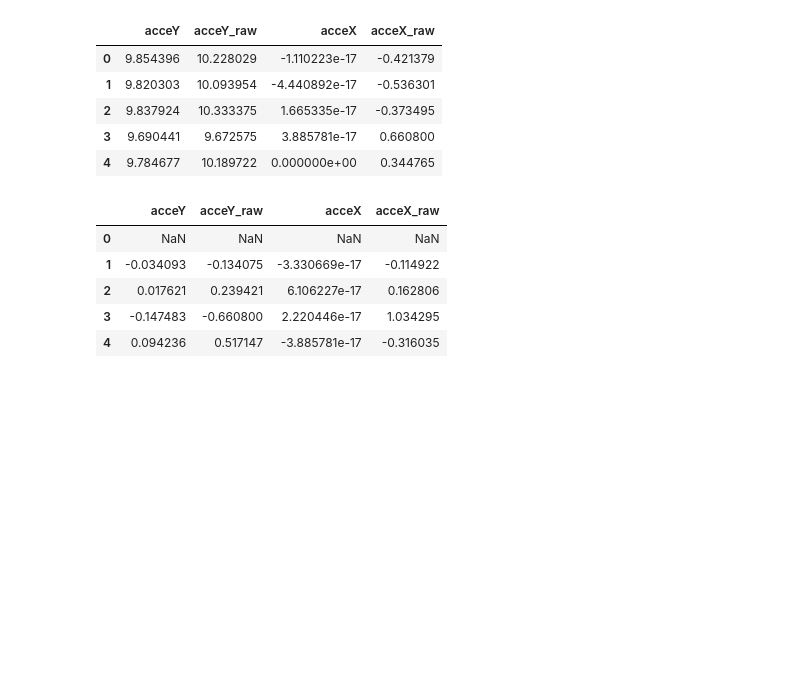
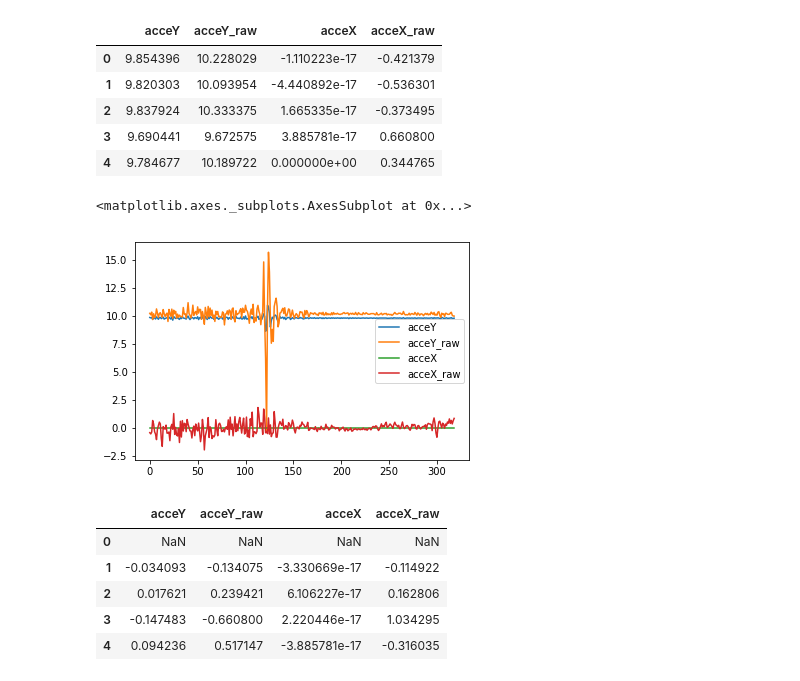
Before and after one commit to codemogroup/PythonGraphs, a Jupyter notebook: graphsFor_iRoads.ipynb, the cells around one changed output. Drawn from its saved outputs; the diff is of its cells as text; code cells hidden in the pictures; blank space fills up the shorter version.

Commit message:
graphs for pothole added

```diff
--- a/graphsFor_iRoads.ipynb
+++ b/graphsFor_iRoads.ipynb
@@ -64,6 +64,11 @@ dataBump.head()
 | 2 | 9.837924 | 10.333375 | 1.665335e-17 | -0.373495 |
 | 3 | 9.690441 | 9.672575 | 3.885781e-17 | 0.660800 |
 | 4 | 9.784677 | 10.189722 | 0.000000e+00 | 0.344765 |
+# %%
+dataBump.plot()
+# %% [output]
+<matplotlib.axes._subplots.AxesSubplot at 0x...>
+[figure, added]
 # %%
 dataBump = dataBump.diff()
 dataBump.head()
```
Also changed, not shown: parts of 31 cells of this notebook.
